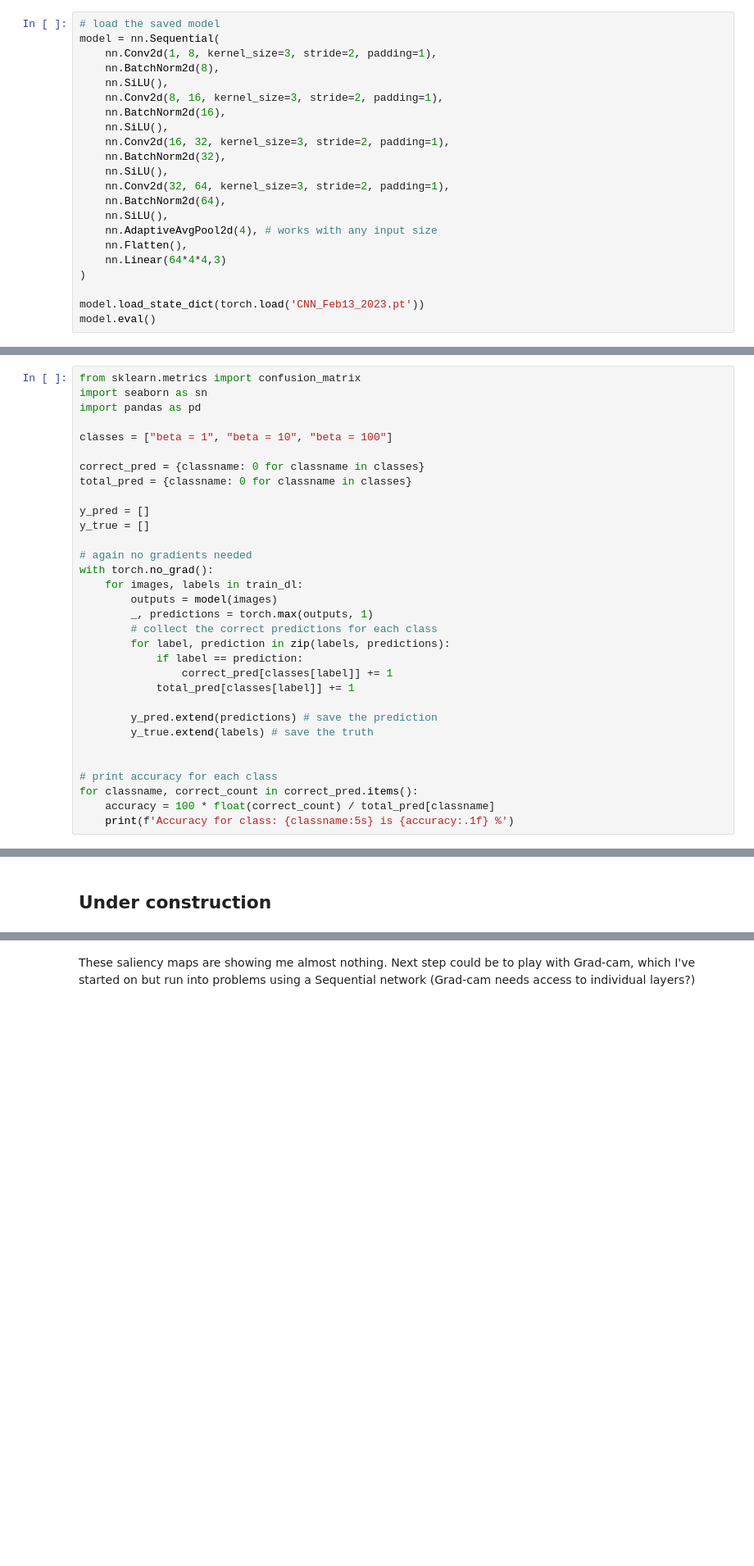
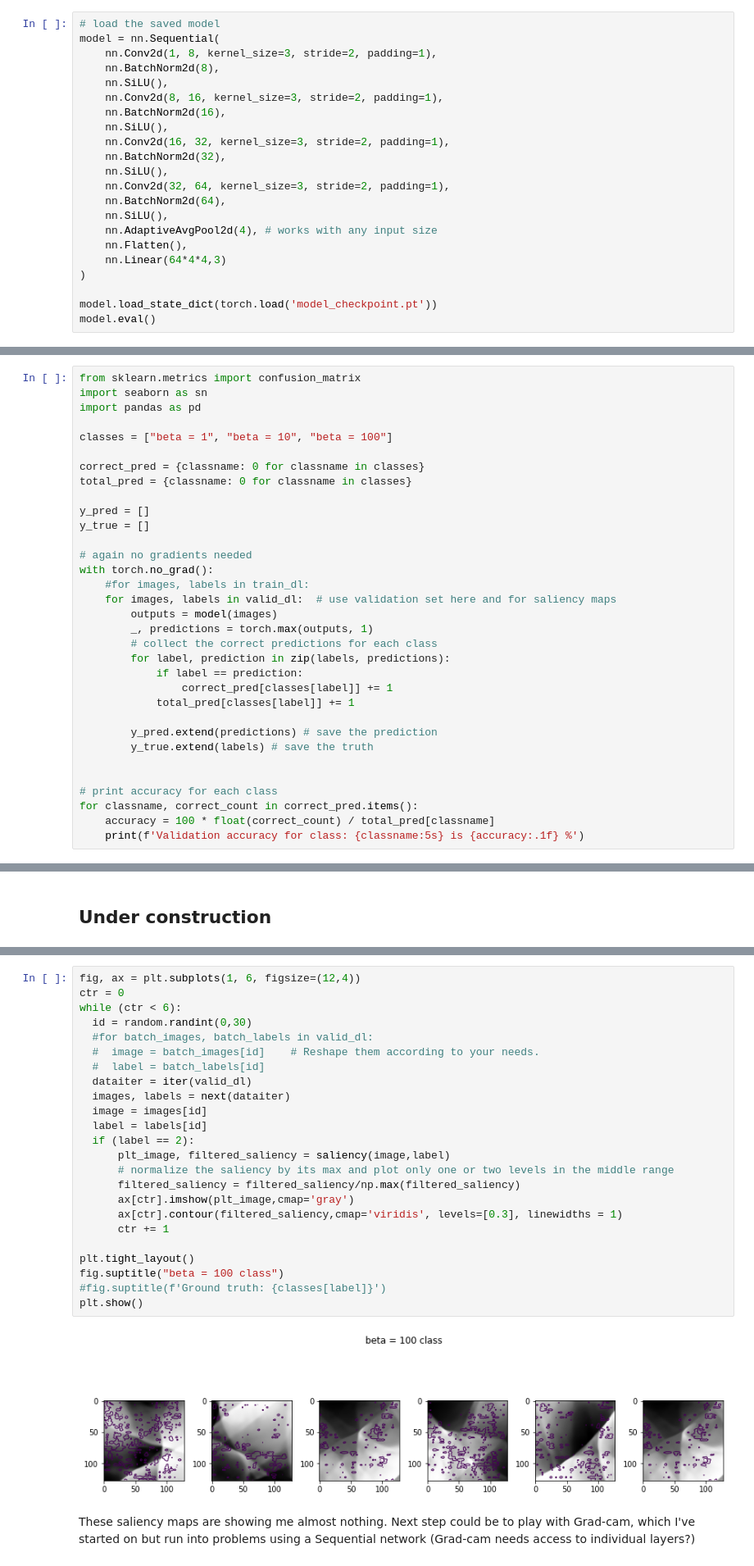
Before and after one commit to bustardchad/ML_Turb, a Jupyter notebook: train_CNN.ipynb, the cells around one changed output, grey strips where cells are left out. Shown at 82% size. Saved outputs shown, nothing was run; the diff lists cells and outputs as text; blank space fills up the shorter version.

Commit message:
Includes early stopping and smoothed saliency maps

```diff
--- a/train_CNN.ipynb
+++ b/train_CNN.ipynb
@@ -437,7 +442,7 @@ model = nn.Sequential(
     nn.Linear(64*4*4,3)
 )
 
-model.load_state_dict(torch.load('CNN_Feb13_2023.pt'))
+model.load_state_dict(torch.load('model_checkpoint.pt'))
 model.eval()
 # %% [output]
 Sequential(
@@ -472,7 +477,8 @@ y_true = []
 
 # again no gradients needed
 with torch.no_grad():
-    for images, labels in train_dl:
+    #for images, labels in train_dl:
+    for images, labels in valid_dl:  # use validation set here and for saliency maps
         outputs = model(images)
         _, predictions = torch.max(outputs, 1)
         # collect the correct predictions for each class
@@ -488,5 +494,5 @@ with torch.no_grad():
 # print accuracy for each class
 for classname, correct_count in correct_pred.items():
     accuracy = 100 * float(correct_count) / total_pred[classname]
-    print(f'Accuracy for class: {classname:5s} is {accuracy:.1f} %')
+    print(f'Validation accuracy for class: {classname:5s} is {accuracy:.1f} %')
 # %% [output]
@@ -563,3 +561,29 @@ plt.show()
+# %%
+fig, ax = plt.subplots(1, 6, figsize=(12,4))
+ctr = 0
+while (ctr < 6):
+  id = random.randint(0,30)
+  #for batch_images, batch_labels in valid_dl:
+  #  image = batch_images[id]    # Reshape them according to your needs.
+  #  label = batch_labels[id]
+  dataiter = iter(valid_dl)
+  images, labels = next(dataiter)
+  image = images[id]
+  label = labels[id]
+  if (label == 2):
+      plt_image, filtered_saliency = saliency(image,label)
+      # normalize the saliency by its max and plot only one or two levels in the middle range
+      filtered_saliency = filtered_saliency/np.max(filtered_saliency)
+      ax[ctr].imshow(plt_image,cmap='gray')
+      ax[ctr].contour(filtered_saliency,cmap='viridis', levels=[0.3], linewidths = 1)
+      ctr += 1
+
+plt.tight_layout()
+fig.suptitle("beta = 100 class")
+#fig.suptitle(f'Ground truth: {classes[label]}')
+plt.show()
+# %% [output]
+[figure, added]
 # %% [markdown]
 These saliency maps are showing me almost nothing. Next step could be to play with Grad-cam, which I've started on but run into problems using a Sequential network (Grad-cam needs access to individual layers?)
 # %%
```
Also changed, not shown: parts of 18 cells of this notebook.
